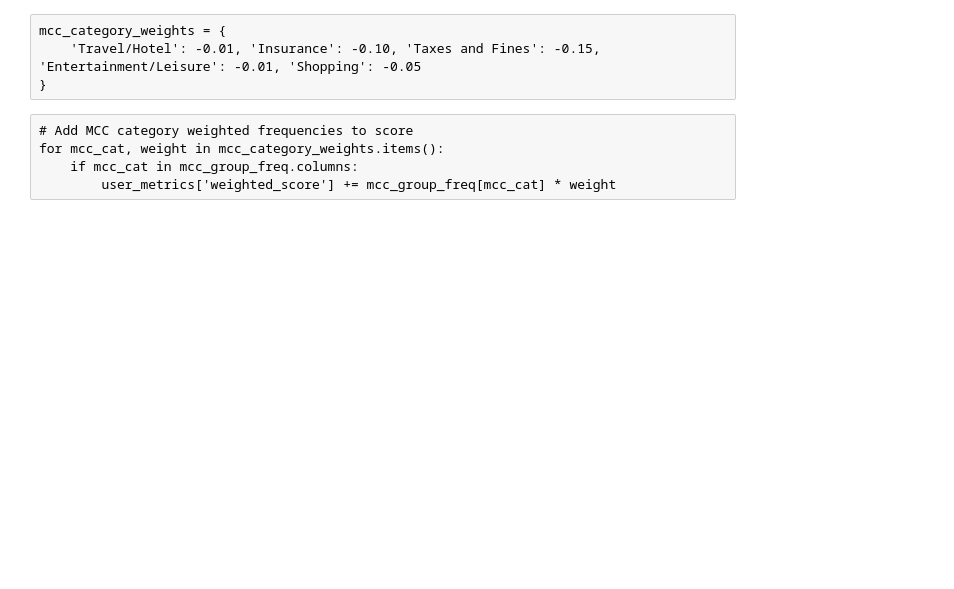
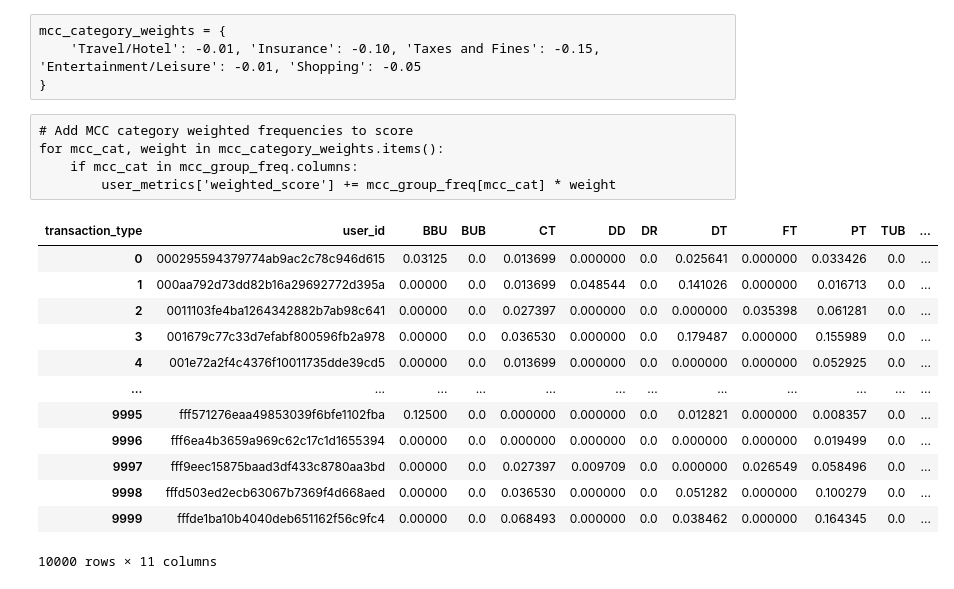
Before and after one commit to adrianacupp/Financial-Behavior-Prediction, a Jupyter notebook: fbp_cuppuleri.ipynb, the cells around one changed output. Saved outputs shown, nothing was run; the diff lists cells and outputs as text; code cells hidden in the pictures; blank space fills up the shorter version.

```diff
--- a/fbp_cuppuleri.ipynb
+++ b/fbp_cuppuleri.ipynb
@@ -1426,0 +1463,5 @@ user_metrics = user_metrics.merge(transaction_type_freq, on=['user_id', 'month']
+# %%
+transaction_type_agg = transaction_type_freq.groupby('user_id').agg({
+    'BBU': 'sum', 'BUB': 'sum', 'CT': 'sum', 'DD': 'sum', 'DR': 'sum',
+    'DT': 'sum', 'FT': 'sum', 'PT': 'sum', 'TUB': 'sum'
+}).reset_index()
@@ -1441,0 +1505,5 @@ transaction_type_weights = {
+# %%
+# Scale the transaction type frequencies
+transaction_type_columns = ['BBU', 'BUB', 'CT', 'DD', 'DR', 'DT', 'FT', 'PT', 'TUB']
+transaction_type_agg[transaction_type_columns] = scaler.fit_transform(transaction_type_agg[transaction_type_columns])
+transaction_type_agg
@@ -1463,0 +1560,16 @@ for mcc_cat, weight in mcc_category_weights.items():
+# %%
+transaction_type_agg
+# %% [output]
+| transaction_type | user_id | BBU | BUB | CT | DD | DR | DT | FT | PT | TUB | ... |
+| 0 | 000295594379774ab9ac2c78c946d615 | 0.03125 | 0.0 | 0.013699 | 0.000000 | 0.0 | 0.025641 | 0.000000 | 0.033426 | 0.0 | ... |
+| 1 | 000aa792d73dd82b16a29692772d395a | 0.00000 | 0.0 | 0.013699 | 0.048544 | 0.0 | 0.141026 | 0.000000 | 0.016713 | 0.0 | ... |
+| 2 | 0011103fe4ba1264342882b7ab98c641 | 0.00000 | 0.0 | 0.027397 | 0.000000 | 0.0 | 0.000000 | 0.035398 | 0.061281 | 0.0 | ... |
+| 3 | 001679c77c33d7efabf800596fb2a978 | 0.00000 | 0.0 | 0.036530 | 0.000000 | 0.0 | 0.179487 | 0.000000 | 0.155989 | 0.0 | ... |
+| 4 | 001e72a2f4c4376f10011735dde39cd5 | 0.00000 | 0.0 | 0.013699 | 0.000000 | 0.0 | 0.000000 | 0.000000 | 0.052925 | 0.0 | ... |
+| ... | ... | ... | ... | ... | ... | ... | ... | ... | ... | ... | ... |
+| 9995 | fff571276eaa49853039f6bfe1102fba | 0.12500 | 0.0 | 0.000000 | 0.000000 | 0.0 | 0.012821 | 0.000000 | 0.008357 | 0.0 | ... |
+| 9996 | fff6ea4b3659a969c62c17c1d1655394 | 0.00000 | 0.0 | 0.000000 | 0.000000 | 0.0 | 0.000000 | 0.000000 | 0.019499 | 0.0 | ... |
+| 9997 | fff9eec15875baad3df433c8780aa3bd | 0.00000 | 0.0 | 0.027397 | 0.009709 | 0.0 | 0.000000 | 0.026549 | 0.058496 | 0.0 | ... |
+| 9998 | fffd503ed2ecb63067b7369f4d668aed | 0.00000 | 0.0 | 0.036530 | 0.000000 | 0.0 | 0.051282 | 0.000000 | 0.100279 | 0.0 | ... |
+| 9999 | fffde1ba10b4040deb651162f56c9fc4 | 0.00000 | 0.0 | 0.068493 | 0.000000 | 0.0 | 0.038462 | 0.000000 | 0.164345 | 0.0 | ... |
+10000 rows × 11 columns
```
Also changed, not shown: parts of 26 cells of this notebook.
